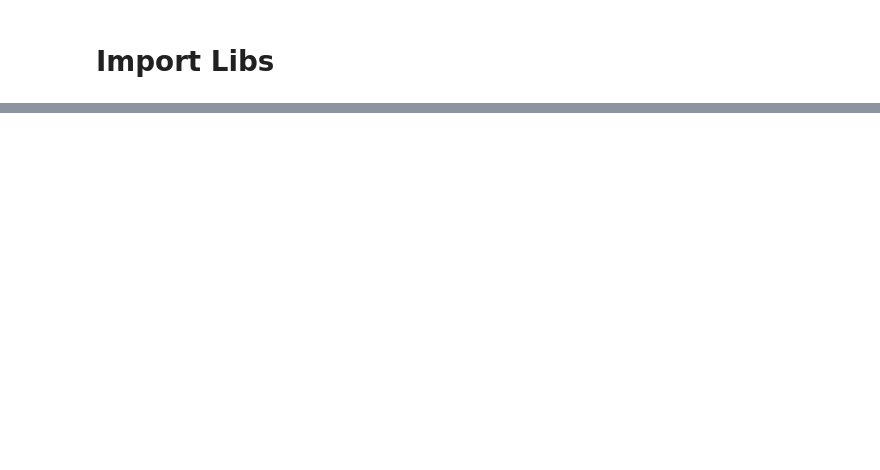
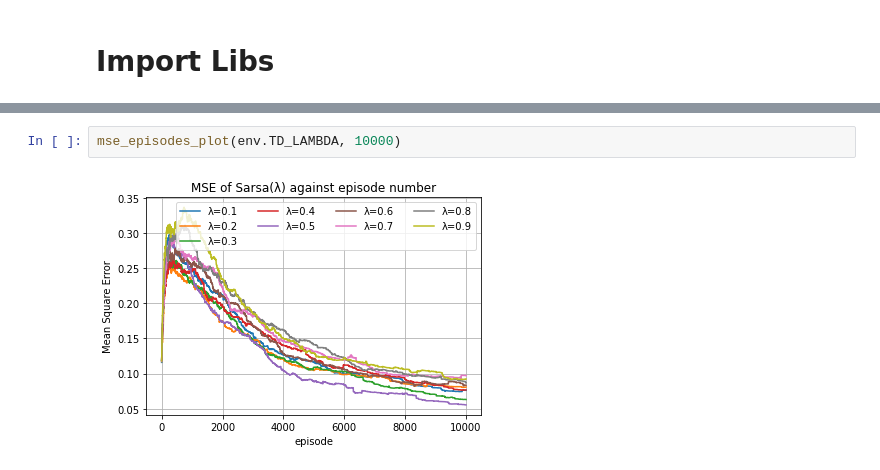
Before and after one commit to basselkassem/easy21, a Jupyter notebook: td_learning.ipynb, the cells around one changed output, grey strips where cells are left out. Saved outputs shown, nothing was run; the diff lists cells and outputs as text; blank space fills up the shorter version.

```diff
--- a/td_learning.ipynb
+++ b/td_learning.ipynb
@@ -130,0 +153,4 @@ defaultdict(int,
+# %%
+mse_episodes_plot(env.TD_LAMBDA, 10000)
+# %% [output]
+[figure, added]
```
Also changed, not shown: parts of 15 cells of this notebook.
